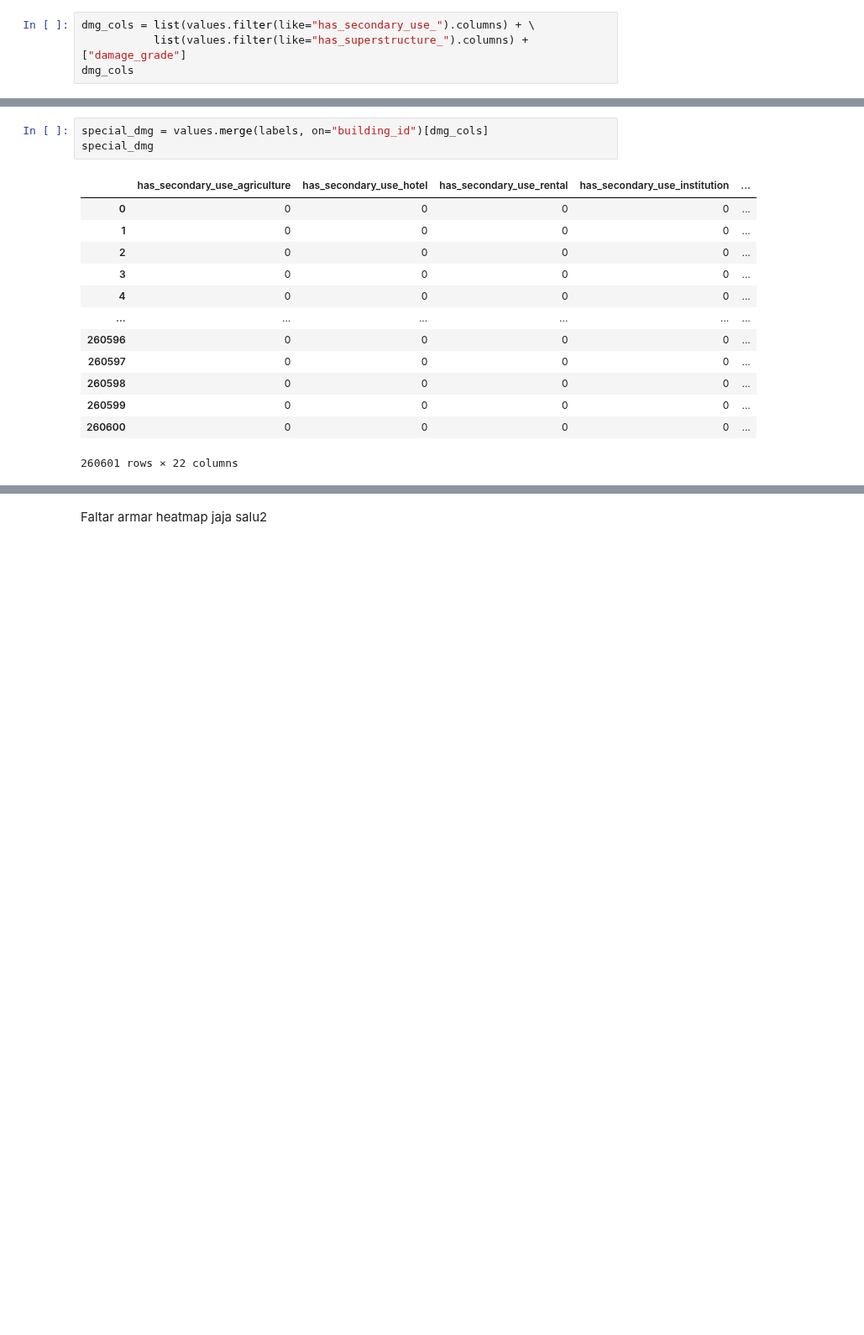
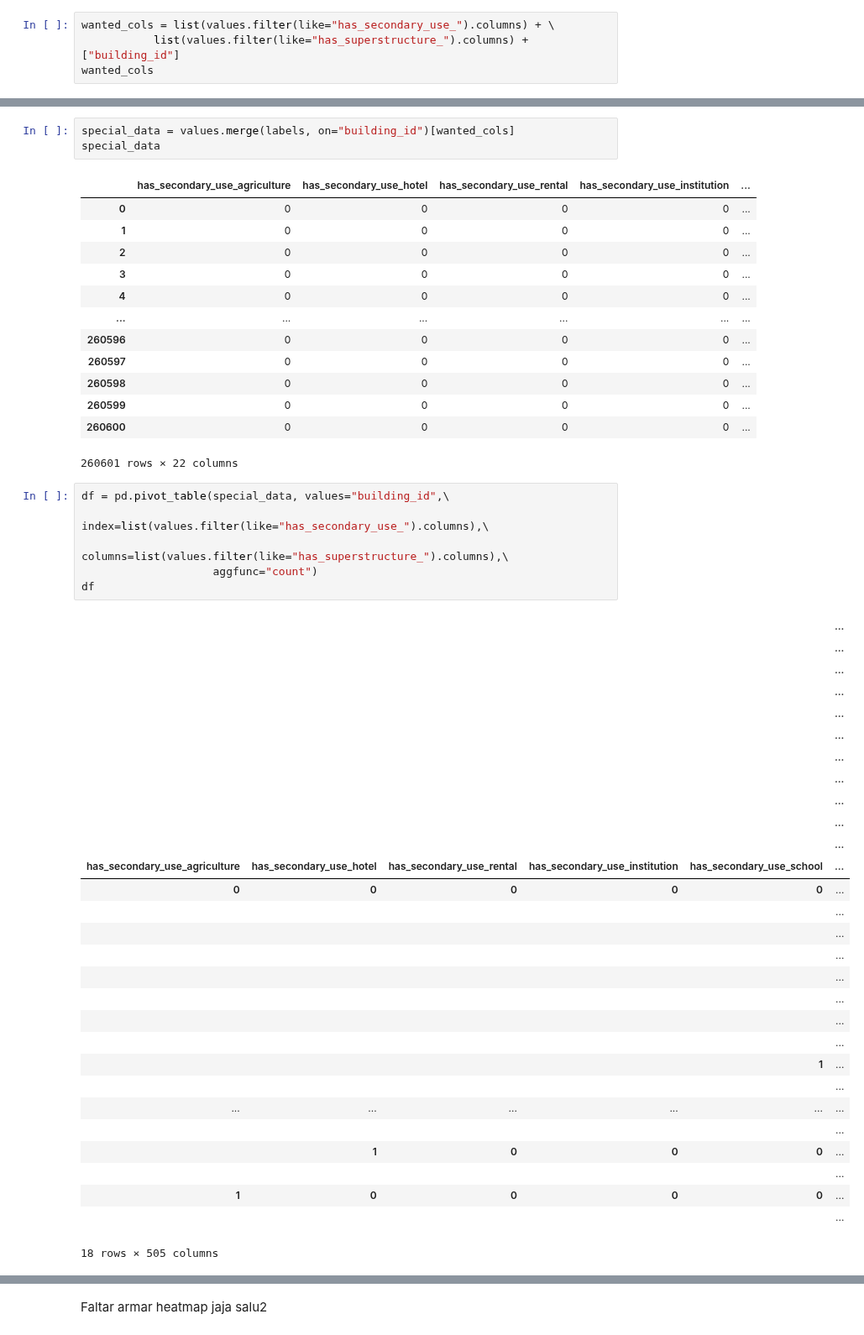
Before and after one commit to joaquinfontela/OrganizacionDeDatos-TP1, a Jupyter notebook: src/Comparaciones.ipynb, the cells around one changed output, grey strips where cells are left out. Shown at 84% size. Cells and saved outputs as stored; diff of their text form; blank space fills up the shorter version.

```diff
--- a/src/Comparaciones.ipynb
+++ b/src/Comparaciones.ipynb
@@ -339,9 +347,9 @@ floors["avg"].plot(kind="bar", rot=45, figsize = (15,15))
 # %% [markdown]
 # Daño en función del material y uso secundario
 # %%
-dmg_cols = list(values.filter(like="has_secondary_use_").columns) + \
-           list(values.filter(like="has_superstructure_").columns) + ["damage_grade"]
-dmg_cols
+wanted_cols = list(values.filter(like="has_secondary_use_").columns) + \
+           list(values.filter(like="has_superstructure_").columns) + ["building_id"]
+wanted_cols
 # %% [output]
 ['has_secondary_use_agriculture',
  'has_secondary_use_hotel',
@@ -363,6 +371,6 @@ dmg_cols
 # %%
-special_dmg = values.merge(labels, on="building_id")[dmg_cols]
-special_dmg
+special_data = values.merge(labels, on="building_id")[wanted_cols]
+special_data
 # %% [output]
 |  | has_secondary_use_agriculture | has_secondary_use_hotel | has_secondary_use_rental | has_secondary_use_institution | ... |
 | 0 | 0 | 0 | 0 | 0 | ... |
@@ -377,6 +385,42 @@ special_dmg
 | 260599 | 0 | 0 | 0 | 0 | ... |
 | 260600 | 0 | 0 | 0 | 0 | ... |
 260601 rows × 22 columns
+# %%
+df = pd.pivot_table(special_data, values="building_id",\
+                    index=list(values.filter(like="has_secondary_use_").columns),\
+                    columns=list(values.filter(like="has_superstructure_").columns),\
+                    aggfunc="count")
+df
+# %% [output]
+|  |  |  |  |  | ... |
+|  |  |  |  |  | ... |
+|  |  |  |  |  | ... |
+|  |  |  |  |  | ... |
+|  |  |  |  |  | ... |
+|  |  |  |  |  | ... |
+|  |  |  |  |  | ... |
+|  |  |  |  |  | ... |
+|  |  |  |  |  | ... |
+|  |  |  |  |  | ... |
+|  |  |  |  |  | ... |
+| has_secondary_use_agriculture | has_secondary_use_hotel | has_secondary_use_rental | has_secondary_use_institution | has_secondary_use_school | ... |
+| 0 | 0 | 0 | 0 | 0 | ... |
+|  |  |  |  |  | ... |
+|  |  |  |  |  | ... |
+|  |  |  |  |  | ... |
+|  |  |  |  |  | ... |
+|  |  |  |  |  | ... |
+|  |  |  |  |  | ... |
+|  |  |  |  |  | ... |
+|  |  |  |  | 1 | ... |
+|  |  |  |  |  | ... |
+| ... | ... | ... | ... | ... | ... |
+|  |  |  |  |  | ... |
+|  | 1 | 0 | 0 | 0 | ... |
+|  |  |  |  |  | ... |
+| 1 | 0 | 0 | 0 | 0 | ... |
+|  |  |  |  |  | ... |
+18 rows × 505 columns
 # %%
 special_dmg.groupby("damage_grade").agg("sum")
 # %% [output]
```
Also changed, not shown: parts of 16 cells of this notebook, 8 other files.
